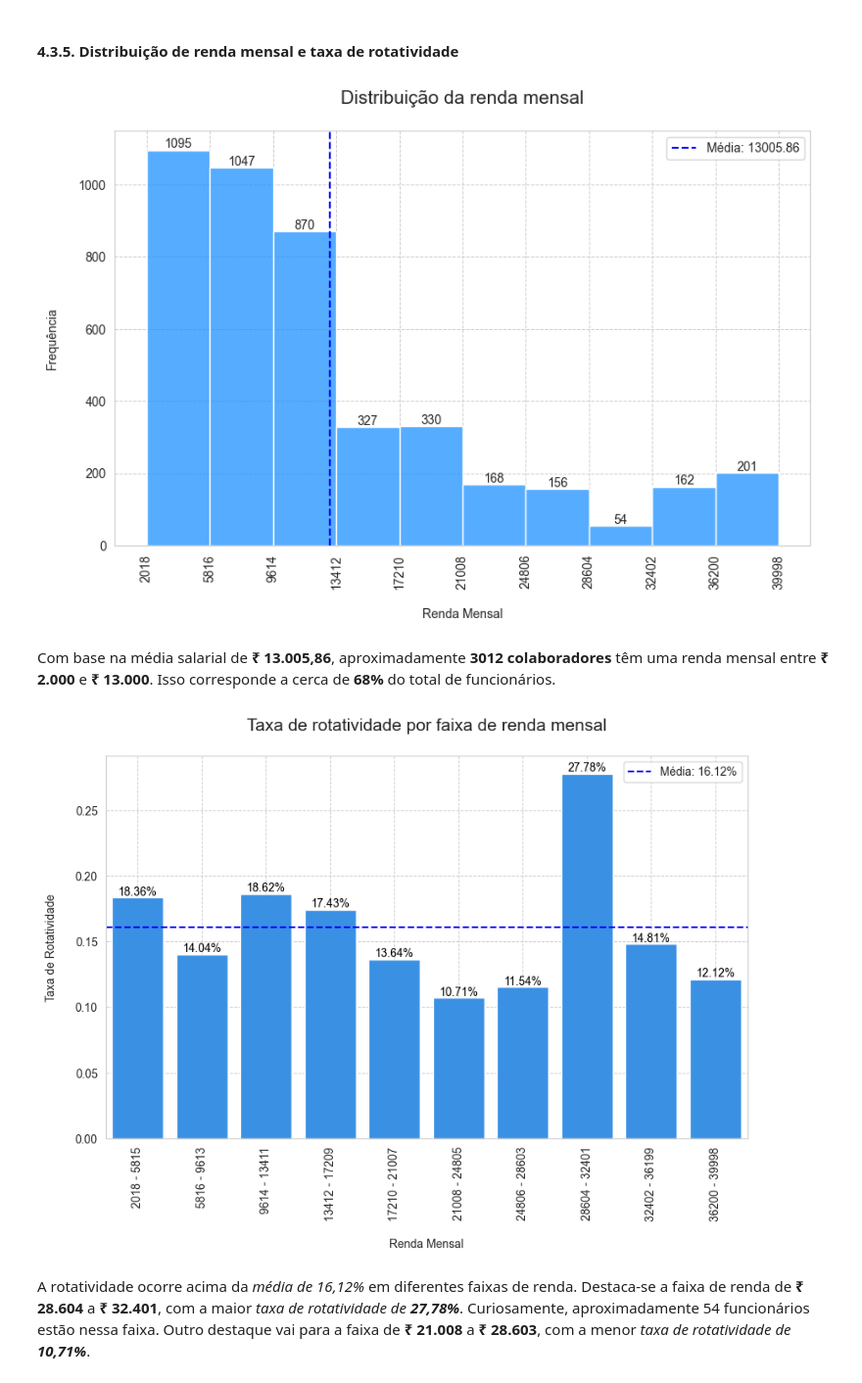
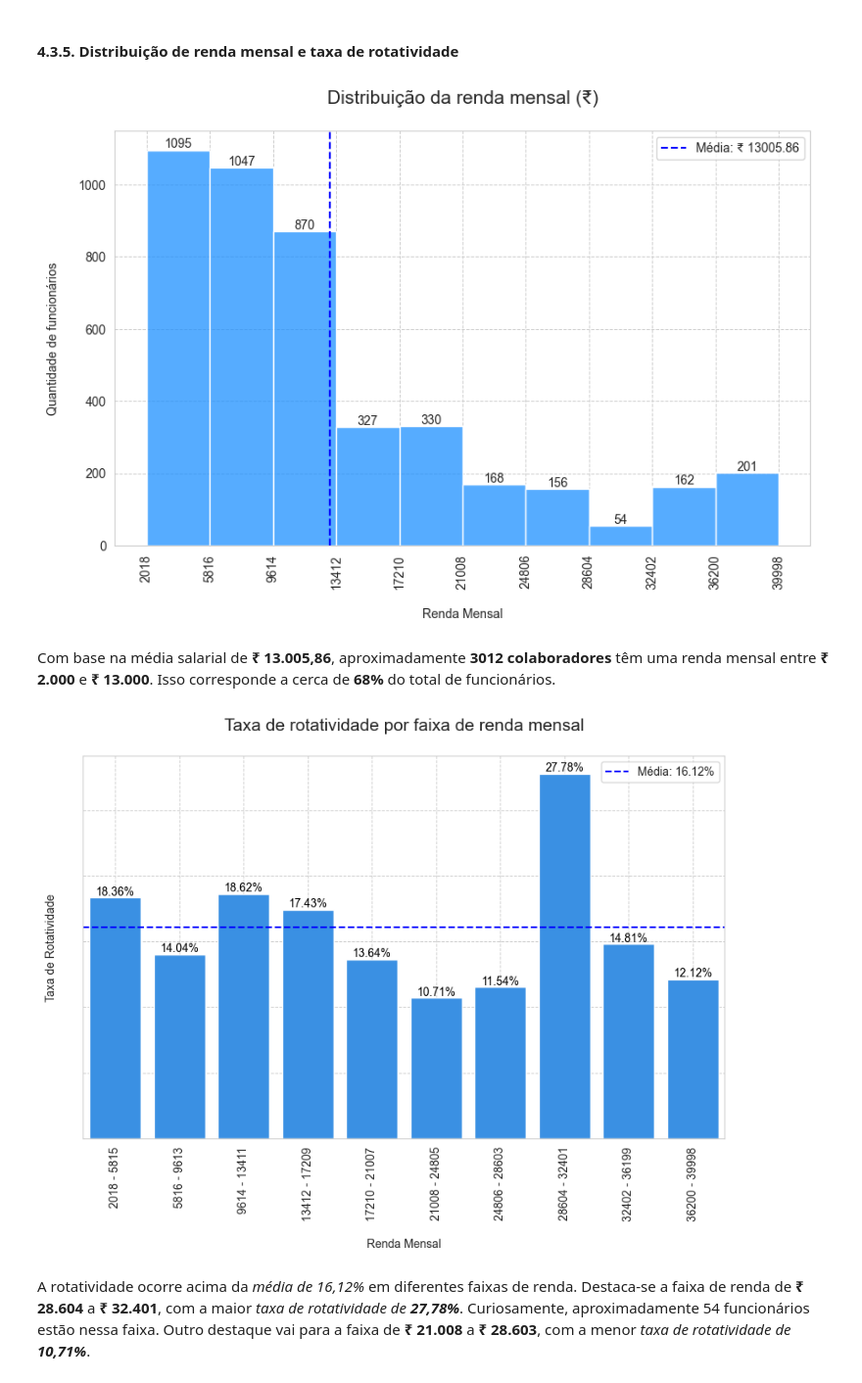
Before and after one commit to emso-exe/Analise_de_rh_-_people_analytics, a Jupyter notebook: 001_analise_de_rh.ipynb, the cells around one changed output. Shown at 98% size. Saved outputs shown, nothing was run; the diff lists cells and outputs as text; code cells hidden in the pictures.

```diff
--- a/001_analise_de_rh.ipynb
+++ b/001_analise_de_rh.ipynb
@@ -418,17 +430,19 @@ Observa-se que, dos 4410 funcionários, **711** (aproximadamente **16,12%**) nã
 # %%
 # Criar o gráfico histograma
 plt.subplots(figsize=(10, 6))
-plot = sns.histplot(data=df_analise, x='Idade', bins=10, kde=False, color='dodgerblue')
+plot = sns.histplot(data=df_analise, x='Idade', bins=10,
+                    kde=False, color='dodgerblue')
 
 # Adicionando frequência sobre as barras
 for p in plot.patches:
     plot.annotate(f'{int(p.get_height())}', (
         p.get_x() + p.get_width() / 2., p.get_height()
-        ), ha='center', va='bottom', fontsize=10)
+    ), ha='center', va='bottom', fontsize=10)
 
 # Adicionando linha vertical para a média
 idade_media = df_analise['Idade'].mean()
-plt.axvline(x=idade_media, color='blue', linestyle='--', label=f'Média: {idade_media:.2f}')
+plt.axvline(x=idade_media, color='blue', linestyle='--',
+            label=f'Média: {idade_media:.2f} anos')
 
 # Adicionando e formatando rótulos e título
 plot.set_title('Distribuição da idade\n', fontsize=15)
@@ -560,16 +574,17 @@ plt.show()
 Observa-se uma predominância de funcionários do _gênero masculino_, representando exatamente **60%**, enquanto as funcionárias do _gênero feminino_ correspondem a **40%**.
 # %%
 # Calcular a taxa de rotatividade por gênero
-rotatividade_por_genero = df_analise.groupby('Genero')['RotatividadeBin'].mean()
+rotatividade_por_genero = df_analise.groupby(
+    'Genero')['RotatividadeBin'].mean()
 
 # Criar o gráfico de barras
-plt.figure(figsize=(10,6))
+plt.figure(figsize=(10, 6))
 plot = sns.barplot(x=rotatividade_por_genero.index,
                    y=rotatividade_por_genero.values, palette=['dodgerblue'])
 
 # Adicionar rótulos e título
 plot.set_title('Taxa de rotatividade por gênero\n', fontsize=15)
-plot.set(xlabel='\nGênero', ylabel='Taxa de Rotatividade\n')
+plot.set(xlabel='\nGênero', ylabel='')
 plot.tick_params(axis='both', labelsize=10)
 
 # Adicionar valores sobre as barras
@@ -671,21 +686,23 @@ Considerando a média de rotatividade de _16,12%_, o cargo com a maior rotativid
 # %%
 # Criar o gráfico histograma
 plt.subplots(figsize=(10, 6))
-plot = sns.histplot(data=df_analise, x='RendaMensal', bins=10, kde=False, color='dodgerblue')
+plot = sns.histplot(data=df_analise, x='RendaMensal',
+                    bins=10, kde=False, color='dodgerblue')
 
 # Adicionando frequência sobre as barras
 for p in plot.patches:
     plot.annotate(f'{int(p.get_height())}', (
         p.get_x() + p.get_width() / 2., p.get_height()
-        ), ha='center', va='bottom', fontsize=10)
+    ), ha='center', va='bottom', fontsize=10)
 
 # Adicionando linha vertical para a média
 renda_media = df_analise['RendaMensal'].mean()
-plt.axvline(x=renda_media, color='blue', linestyle='--', label=f'Média: {renda_media:.2f}')
+plt.axvline(x=renda_media, color='blue', linestyle='--',
+            label=f'Média: ₹ {renda_media:.2f}')
 
 # Adicionando e formatando rótulos e título
-plot.set_title('Distribuição da renda mensal\n', fontsize=15)
-plot.set(xlabel='\nRenda Mensal', ylabel='Frequência\n')
+plot.set_title('Distribuição da renda mensal (₹)\n', fontsize=15)
+plot.set(xlabel='\nRenda Mensal', ylabel='Quantidade de funcionários\n')
 plot.tick_params(axis='both', labelsize=10)
 
 # Ajustando os rótulos do eixo x de 3798 em 3798 rúpias
@@ -703,15 +720,15 @@ plt.legend()
 # Exibindo o gráfico
 plt.show()
 # %% [output]
-[figure, old version]
+[figure, new version]
 # %% [markdown]
 Com base na média salarial de **₹ 13.005,86**, aproximadamente **3012 colaboradores** têm uma renda mensal entre **₹ 2.000** e **₹ 13.000**. Isso corresponde a cerca de **68%** do total de funcionários.
 # %%
-# Definir faixas etárias
+# Definir faixas de renda
 renda_mensal = pd.cut(df_analise['RendaMensal'],
                       bins=range(2018, 39999, 3798), right=False)
 
-# Calcular a taxa de rotatividade por faixa etária
+# Calcular a taxa de rotatividade por faixa de renda
 rotatividade_por_renda = df_analise.groupby(
     renda_mensal)['RotatividadeBin'].mean()
 
@@ -722,37 +739,40 @@ plot = sns.barplot(x=rotatividade_por_renda.index,
 
 # Adicionar rótulos e título
 plot.set_title('Taxa de rotatividade por faixa de renda mensal\n', fontsize=15)
 plot.set(xlabel='\nRenda Mensal', ylabel='Taxa de Rotatividade\n')
 plot.tick_params(axis='both', labelsize=10)
 
 # Adicionando linha horizontal para a média
 rotatividade_media = df_analise['RotatividadeBin'].mean()
 plt.axhline(rotatividade_media, color='blue', linestyle='--',
             label=f'Média: {rotatividade_media:.2%}')
 
 # Adicionar valores sobre as barras
 for p in plot.patches:
     plot.annotate(f'{p.get_height():.2%}', (p.get_x() + p.get_width() / 2., p.get_height()),
                   ha='center', va='bottom', fontsize=10, color='black')
 
 # Rotacionando os valores do eixo x
 plt.xticks(rotation=90, ha='center')
 
+# Removendo os valores do eixo y
+plot.set_yticklabels([])
+
 # Renomear rótulos do eixo x
-faixa_etaria_labels = ['2018 - 5815', '5816 - 9613', '9614 - 13411', '13412 - 17209', '17210 - 21007',
-                       '21008 - 24805', '24806 - 28603', '28604 - 32401', '32402 - 36199', '36200 - 39998']
-plot.set_xticklabels(faixa_etaria_labels)
+faixa_renda_labels = ['2018 - 5815', '5816 - 9613', '9614 - 13411', '13412 - 17209', '17210 - 21007',
+                      '21008 - 24805', '24806 - 28603', '28604 - 32401', '32402 - 36199', '36200 - 39998']
+plot.set_xticklabels(faixa_renda_labels)
 
 # Formatando grade do gráfico
 plt.grid(True, which='both', linestyle='--', linewidth=0.7)
 
 # Adicionando a legenda
 plt.legend()
 
 # Exibindo o gráfico
 plt.show()
 # %% [output]
-[figure, old version]
+[figure, new version]
 # %% [markdown]
 A rotatividade ocorre acima da _média de 16,12%_ em diferentes faixas de renda. Destaca-se a faixa de renda de **₹ 28.604** a **₹ 32.401**, com a maior _taxa de rotatividade de **27,78%**_. Curiosamente, aproximadamente 54 funcionários estão nessa faixa. Outro destaque vai para a faixa de **₹ 21.008** a **₹ 28.603**, com a menor _taxa de rotatividade de **10,71%**_.
 # %% [markdown]
```
Also changed, not shown: parts of 26 cells of this notebook.
